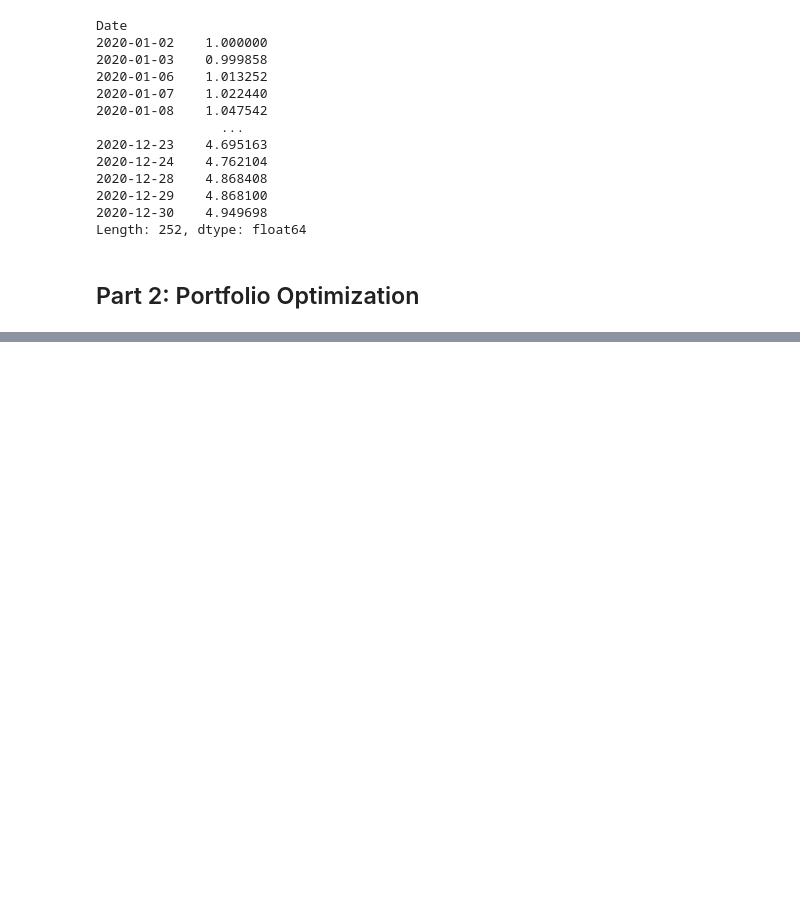
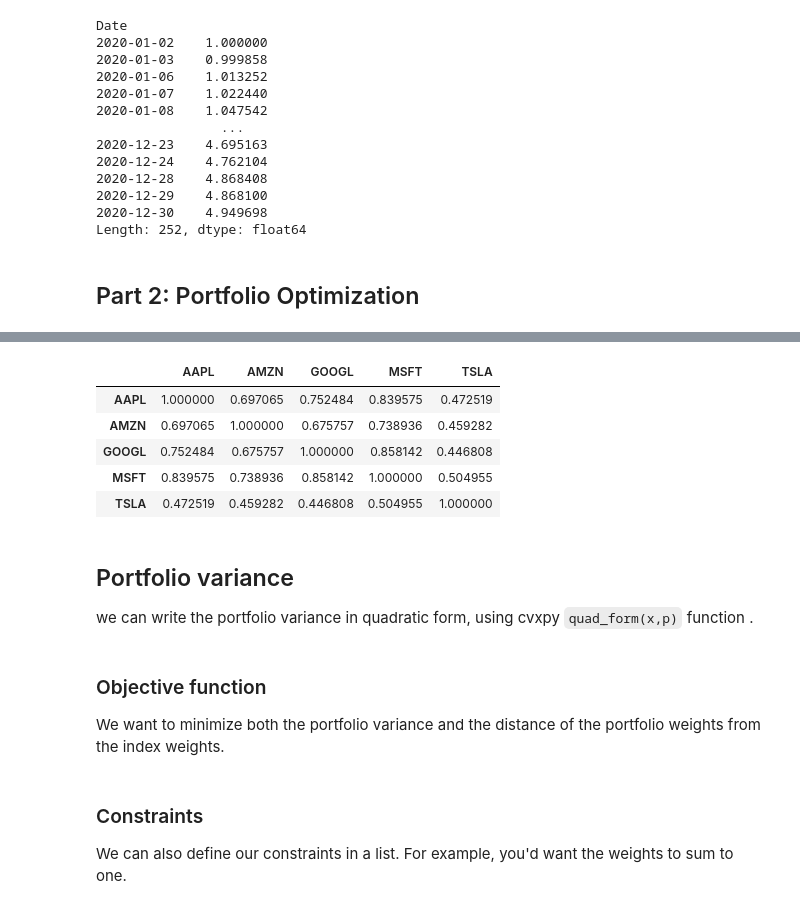
Before and after one commit to AmirGhnbr/smart_beta_portfolio_optimization, a Jupyter notebook: smart_beta_portfolio_optimization.ipynb, the cells around one changed output, grey strips where cells are left out. Drawn from its saved outputs; the diff is of its cells as text; code cells hidden in the pictures; blank space fills up the shorter version.

```diff
--- a/smart_beta_portfolio_optimization.ipynb
+++ b/smart_beta_portfolio_optimization.ipynb
@@ -217,0 +253,19 @@ Length: 252, dtype: float64
+# %%
+covariance_returns_correlation.head()
+# %% [output]
+|  | AAPL | AMZN | GOOGL | MSFT | TSLA |
+| AAPL | 1.000000 | 0.697065 | 0.752484 | 0.839575 | 0.472519 |
+| AMZN | 0.697065 | 1.000000 | 0.675757 | 0.738936 | 0.459282 |
+| GOOGL | 0.752484 | 0.675757 | 1.000000 | 0.858142 | 0.446808 |
+| MSFT | 0.839575 | 0.738936 | 0.858142 | 1.000000 | 0.504955 |
+| TSLA | 0.472519 | 0.459282 | 0.446808 | 0.504955 | 1.000000 |
+# %% [markdown]
+## Portfolio variance
+
+we can write the portfolio variance in quadratic form, using cvxpy `quad_form(x,p)` function .
+# %% [markdown]
+### Objective function
+We want to minimize both the portfolio variance and the distance of the portfolio weights from the index weights.
+# %% [markdown]
+### Constraints
+We can also define our constraints in a list. For example, you'd want the weights to sum to one.
```
Also changed, not shown: parts of 13 cells of this notebook.
